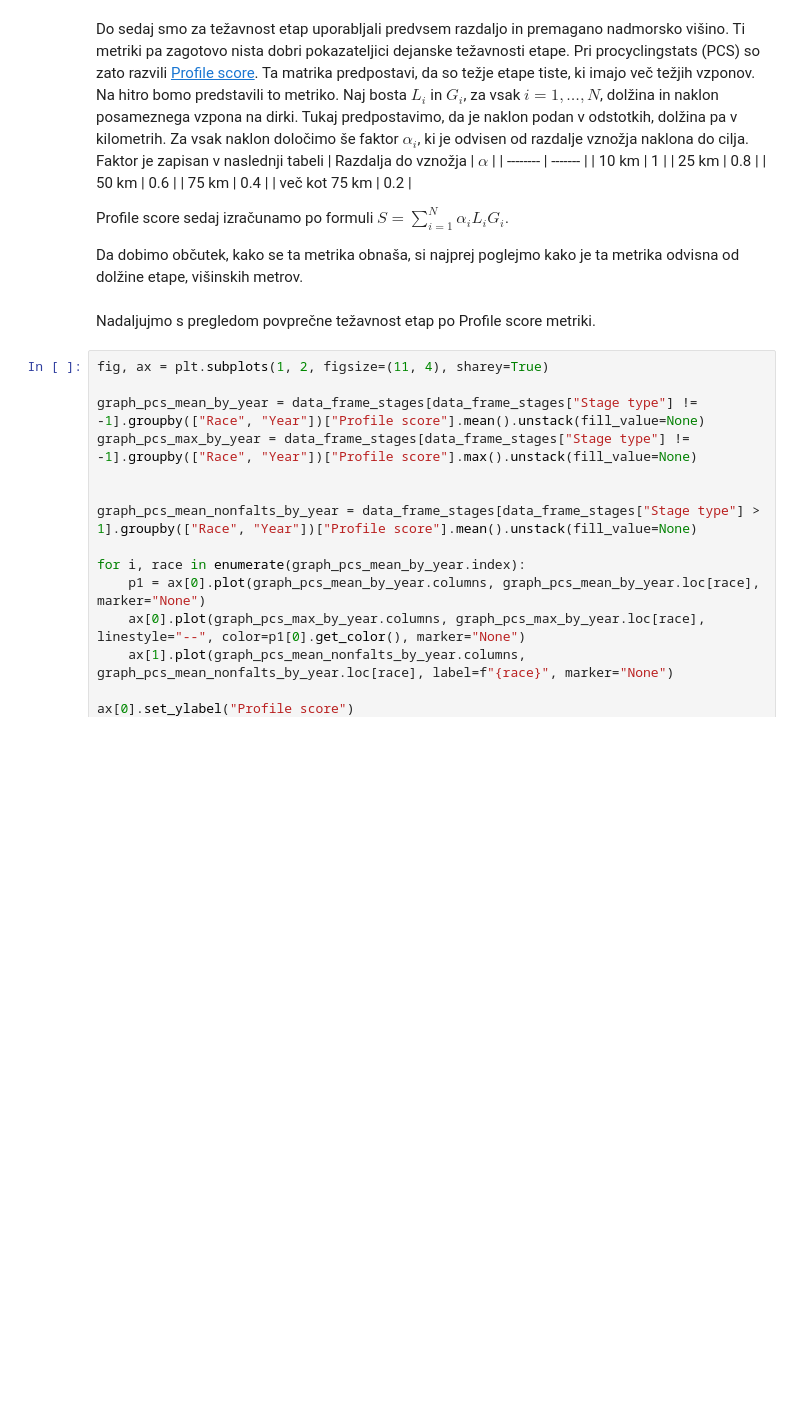
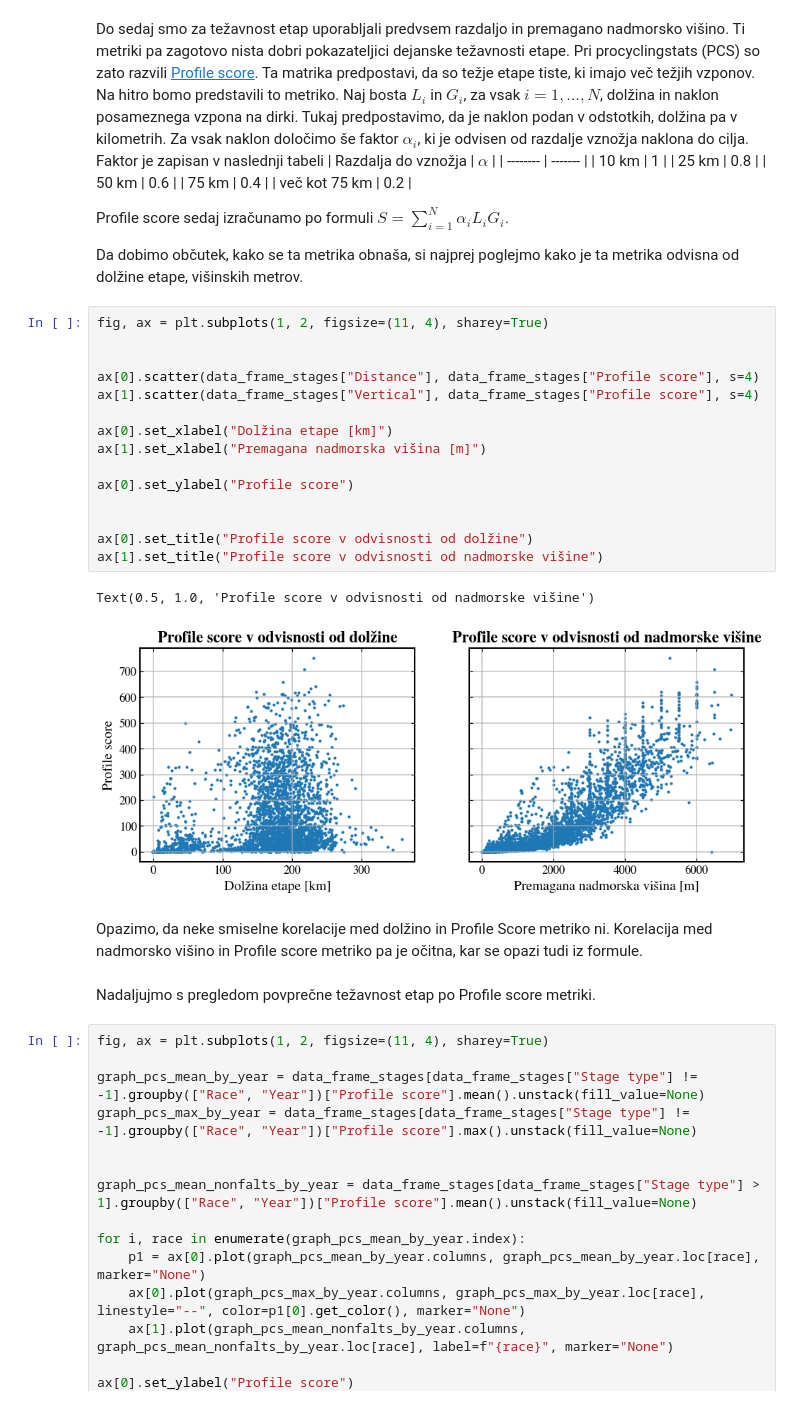
Before and after one commit to ziga-vaupotic/uvp-projektna, a Jupyter notebook: analyses/analiza-dirk.ipynb, the cells around one changed output. Drawn from its saved outputs; the diff is of its cells as text; blank space fills up the shorter version.

```diff
--- a/analyses/analiza-dirk.ipynb
+++ b/analyses/analiza-dirk.ipynb
@@ -109,6 +127,26 @@ Do sedaj smo za težavnost etap uporabljali predvsem razdaljo in premagano nadmo
 Profile score sedaj izračunamo po formuli $S = \sum_{i=1}^N \alpha_i L_i G_i$.
 
 Da dobimo občutek, kako se ta metrika obnaša, si najprej poglejmo kako je ta metrika odvisna od dolžine etape, višinskih metrov.
+# %%
+fig, ax = plt.subplots(1, 2, figsize=(11, 4), sharey=True)
+
+
+ax[0].scatter(data_frame_stages["Distance"], data_frame_stages["Profile score"], s=4)
+ax[1].scatter(data_frame_stages["Vertical"], data_frame_stages["Profile score"], s=4)
+
+ax[0].set_xlabel("Dolžina etape [km]")
+ax[1].set_xlabel("Premagana nadmorska višina [m]")
+
+ax[0].set_ylabel("Profile score")
+
+
+ax[0].set_title("Profile score v odvisnosti od dolžine")
+ax[1].set_title("Profile score v odvisnosti od nadmorske višine")
+# %% [output]
+Text(0.5, 1.0, 'Profile score v odvisnosti od nadmorske višine')
+[figure, added]
+# %% [markdown]
+Opazimo, da neke smiselne korelacije med dolžino in Profile Score metriko ni. Korelacija med nadmorsko višino in Profile score metriko pa je očitna, kar se opazi tudi iz formule.
 # %% [markdown]
 Nadaljujmo s pregledom povprečne težavnost etap po Profile score metriki.
 # %%
```
Also changed, not shown: parts of 18 cells of this notebook, 4 other files.
